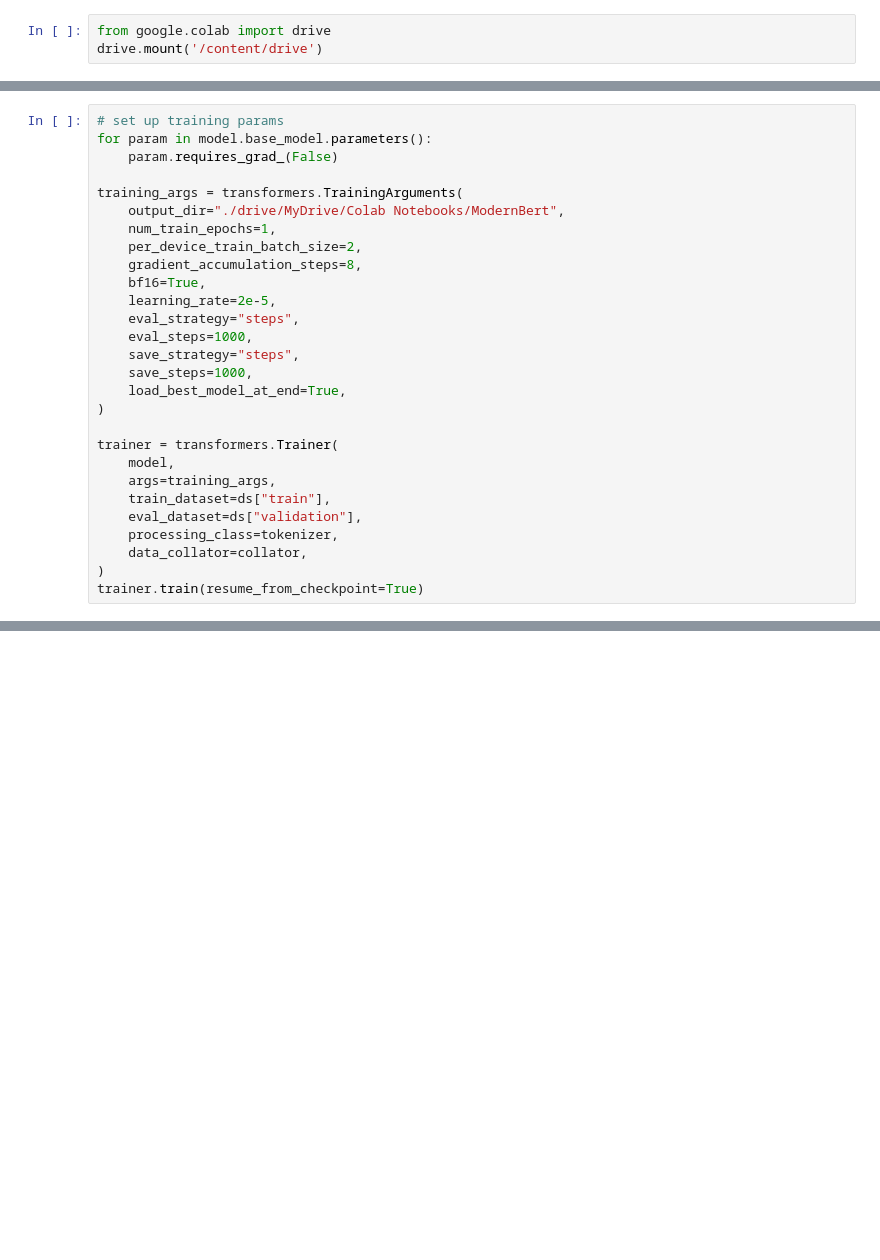
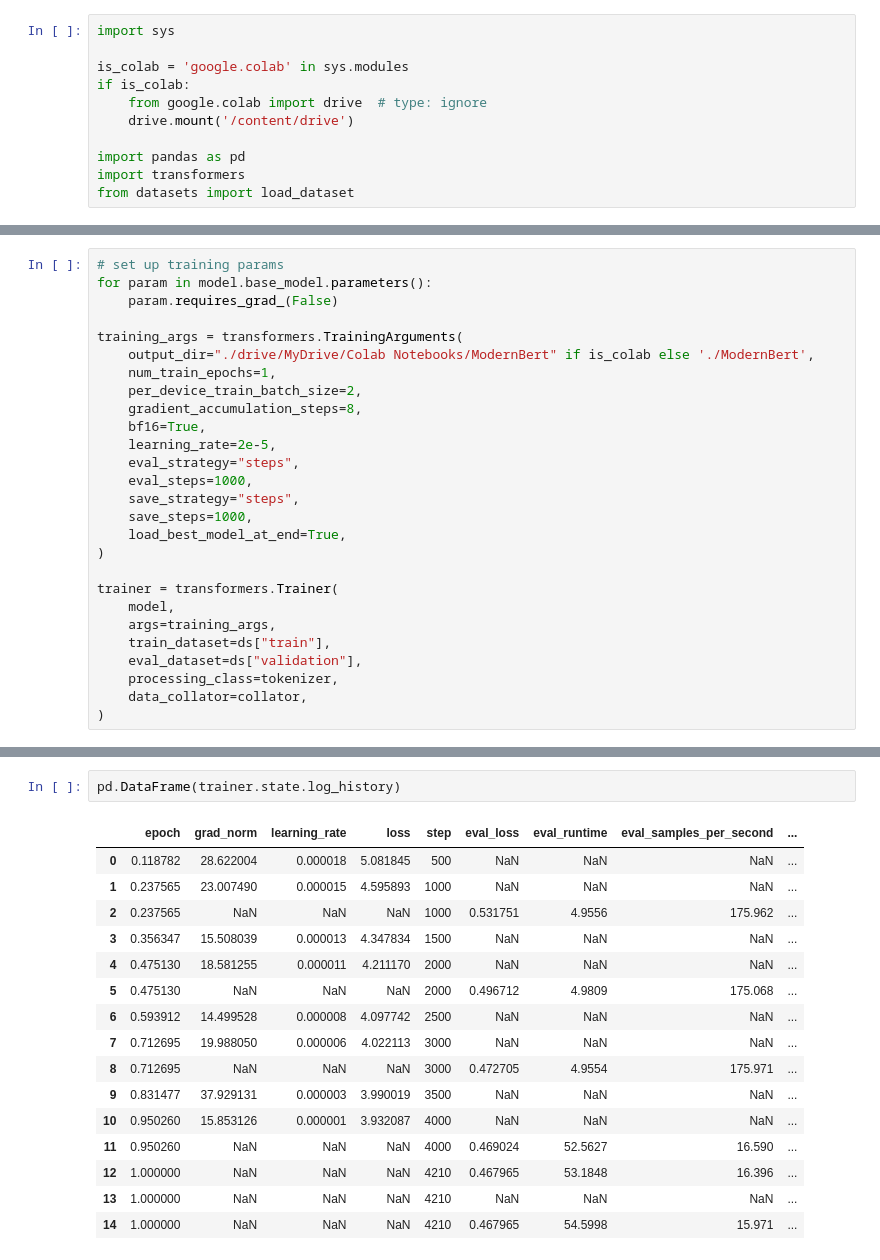
Before and after one commit to tzheng7679/cse5539_hw, a Jupyter notebook: prob_4.ipynb, the cells around one changed output, grey strips where cells are left out. Drawn from its saved outputs; the diff is of its cells as text; blank space fills up the shorter version.

```diff
--- a/prob_4.ipynb
+++ b/prob_4.ipynb
@@ -1,3 +1,11 @@
 # %%
-from google.colab import drive
-drive.mount('/content/drive')
+import sys
+
+is_colab = 'google.colab' in sys.modules
+if is_colab:
+    from google.colab import drive  # type: ignore
+    drive.mount('/content/drive')
+
+import pandas as pd
+import transformers
+from datasets import load_dataset
@@ -52,7 +48,7 @@ for param in model.base_model.parameters():
     param.requires_grad_(False)
 
 training_args = transformers.TrainingArguments(
-    output_dir="./drive/MyDrive/Colab Notebooks/ModernBert",
+    output_dir="./drive/MyDrive/Colab Notebooks/ModernBert" if is_colab else './ModernBert',
     num_train_epochs=1,
     per_device_train_batch_size=2,
     gradient_accumulation_steps=8,
@@ -73,4 +69,3 @@ trainer = transformers.Trainer(
     processing_class=tokenizer,
     data_collator=collator,
 )
-trainer.train(resume_from_checkpoint=True)
@@ -80,0 +80,19 @@ model
+# %%
+pd.DataFrame(trainer.state.log_history)
+# %% [output]
+|  | epoch | grad_norm | learning_rate | loss | step | eval_loss | eval_runtime | eval_samples_per_second | ... |
+| 0 | 0.118782 | 28.622004 | 0.000018 | 5.081845 | 500 | NaN | NaN | NaN | ... |
+| 1 | 0.237565 | 23.007490 | 0.000015 | 4.595893 | 1000 | NaN | NaN | NaN | ... |
+| 2 | 0.237565 | NaN | NaN | NaN | 1000 | 0.531751 | 4.9556 | 175.962 | ... |
+| 3 | 0.356347 | 15.508039 | 0.000013 | 4.347834 | 1500 | NaN | NaN | NaN | ... |
+| 4 | 0.475130 | 18.581255 | 0.000011 | 4.211170 | 2000 | NaN | NaN | NaN | ... |
+| 5 | 0.475130 | NaN | NaN | NaN | 2000 | 0.496712 | 4.9809 | 175.068 | ... |
+| 6 | 0.593912 | 14.499528 | 0.000008 | 4.097742 | 2500 | NaN | NaN | NaN | ... |
+| 7 | 0.712695 | 19.988050 | 0.000006 | 4.022113 | 3000 | NaN | NaN | NaN | ... |
+| 8 | 0.712695 | NaN | NaN | NaN | 3000 | 0.472705 | 4.9554 | 175.971 | ... |
+| 9 | 0.831477 | 37.929131 | 0.000003 | 3.990019 | 3500 | NaN | NaN | NaN | ... |
+| 10 | 0.950260 | 15.853126 | 0.000001 | 3.932087 | 4000 | NaN | NaN | NaN | ... |
+| 11 | 0.950260 | NaN | NaN | NaN | 4000 | 0.469024 | 52.5627 | 16.590 | ... |
+| 12 | 1.000000 | NaN | NaN | NaN | 4210 | 0.467965 | 53.1848 | 16.396 | ... |
+| 13 | 1.000000 | NaN | NaN | NaN | 4210 | NaN | NaN | NaN | ... |
+| 14 | 1.000000 | NaN | NaN | NaN | 4210 | 0.467965 | 54.5998 | 15.971 | ... |
```
Also changed, not shown: parts of 6 cells of this notebook, 1 other file.
